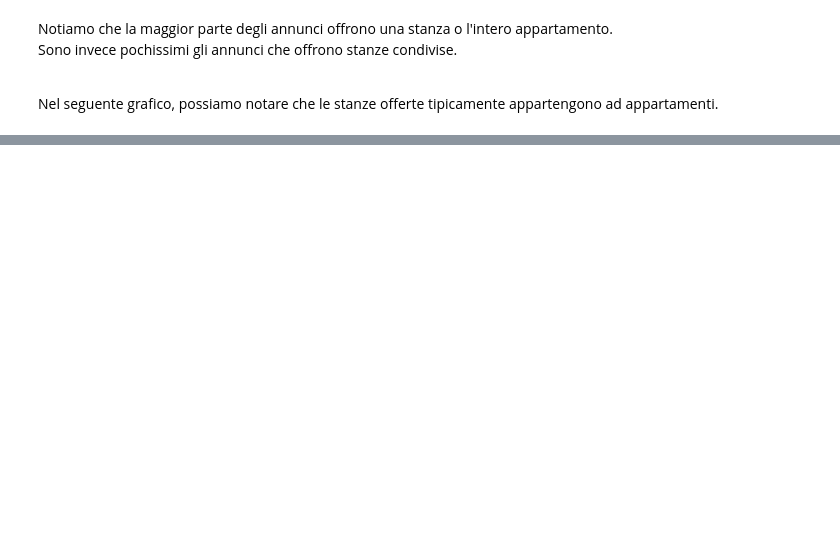
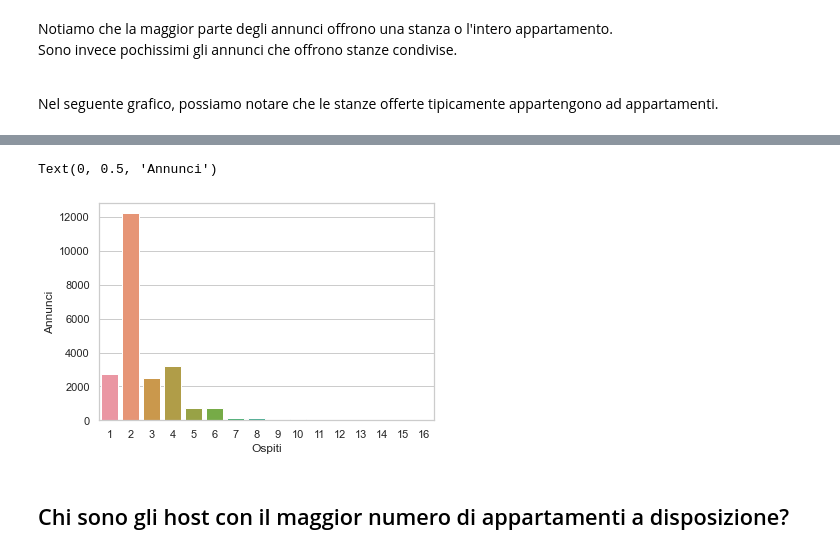
Before and after one commit to ff225/DataAnalytics, a Jupyter notebook: BerlinAirBnb.ipynb, the cells around one changed output, grey strips where cells are left out. Cells and saved outputs as stored; diff of their text form; code cells hidden in the pictures; blank space fills up the shorter version.

```diff
--- a/BerlinAirBnb.ipynb
+++ b/BerlinAirBnb.ipynb
@@ -195,0 +201,9 @@ __NB:__ In questo grafico sono mostrati solo le proprietà con più di __100 ann
+# %%
+sns.countplot(x='accommodates', data=listing)
+plt.xlabel('Ospiti')
+plt.ylabel('Annunci')
+# %% [output]
+Text(0, 0.5, 'Annunci')
+[figure, added]
+# %% [markdown]
+## Chi sono gli host con il maggior numero di appartamenti a disposizione?
```
Also changed, not shown: parts of 8 cells of this notebook.
